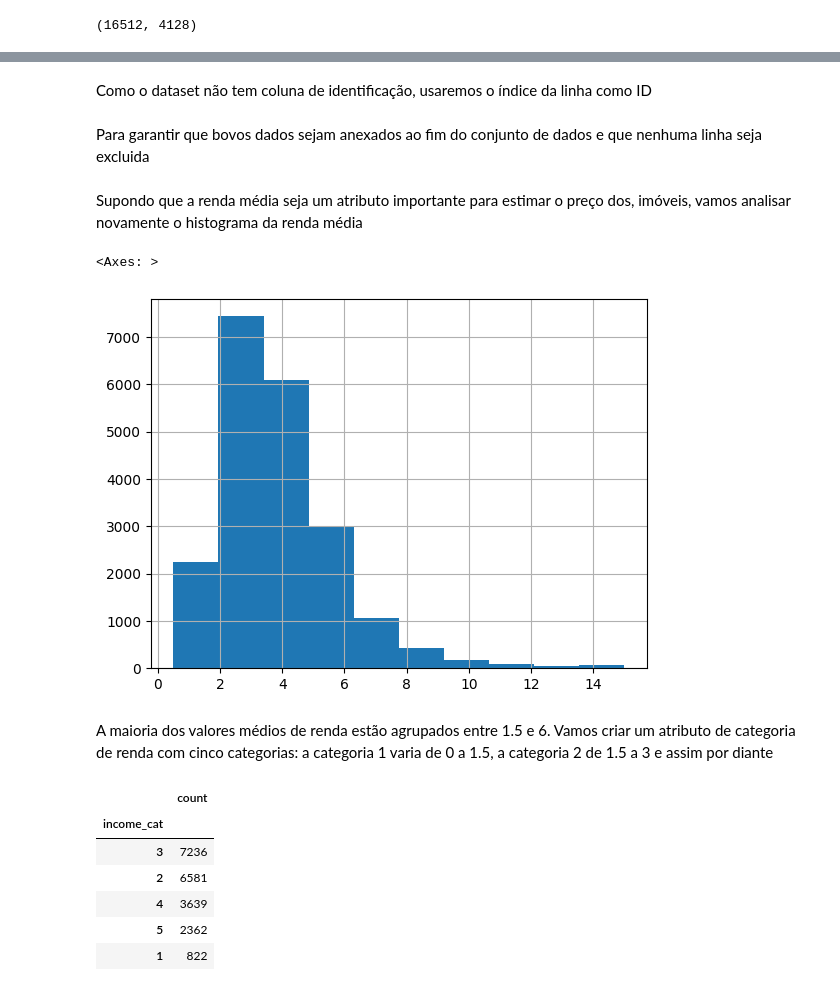
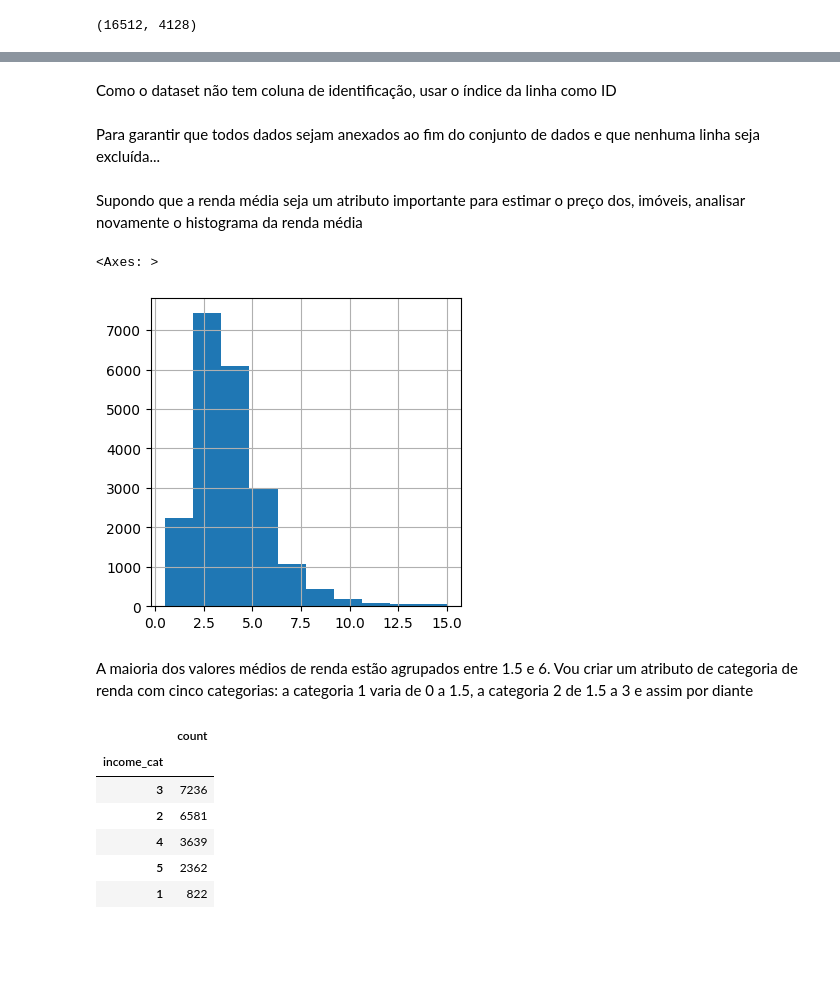
Before and after one commit to isismeira/modelo_precificador_imoveis, a Jupyter notebook: modelo_precificador_de_imoveis.ipynb, the cells around one changed output, grey strips where cells are left out. Cells and saved outputs as stored; diff of their text form; code cells hidden in the pictures; blank space fills up the shorter version.

```diff
--- a/modelo_precificador_de_imoveis.ipynb
+++ b/modelo_precificador_de_imoveis.ipynb
@@ -162,25 +161,25 @@ def dividir_conjunto_de_teste_por_id(dados, porcentagem_teste, id_coluna):
   in_test_set = ids.apply(lambda id_: check_conjunto_de_teste(id_, porcentagem_teste))
   return dados.loc[~in_test_set], dados.loc[in_test_set]
 # %% [markdown]
-Como o dataset não tem coluna de identificação, usaremos o índice da linha como ID
+Como o dataset não tem coluna de identificação, usar o índice da linha como ID
 # %%
 dados_com_id = dados.reset_index()
 conjunto_treino_id, conjunto_teste_id = dividir_conjunto_de_teste_por_id(dados_com_id, 0.2, "index")
 # %% [markdown]
-Para garantir que bovos dados sejam anexados ao fim do conjunto de dados e que nenhuma linha seja excluida
+Para garantir que todos dados sejam anexados ao fim do conjunto de dados e que nenhuma linha seja excluída...
 # %%
 dados_com_id["id"] = dados["longitude"] * 1000 + dados["latitude"]
 conjunto_treino_id, conjunto_teste_id = dividir_conjunto_de_teste_por_id(dados_com_id, 0.2, "id")
 # %% [markdown]
-Supondo que a renda média seja um atributo importante para estimar o preço dos, imóveis, vamos analisar novamente o histograma da renda média
+Supondo que a renda média seja um atributo importante para estimar o preço dos, imóveis, analisar novamente o histograma da renda média
 # %%
-dados["median_income"].hist()
+dados["median_income"].hist(figsize=(4,4))
 # %% [output]
 <Axes: >
-[figure, old version]
+[figure, new version]
 # %% [markdown]
 A maioria dos valores médios de renda estão agrupados entre 1.5 e 6.
-Vamos criar um atributo de categoria  de renda com cinco categorias: a categoria 1 varia de 0 a 1.5, a categoria 2 de 1.5 a 3 e assim por diante
+Vou criar um atributo de categoria  de renda com cinco categorias: a categoria 1 varia de 0 a 1.5, a categoria 2 de 1.5 a 3 e assim por diante
 # %%
 dados["income_cat"] = pd.cut(dados["median_income"], bins=[0., 1.5, 3.0, 4.5, 6., np.inf], labels=[1, 2, 3, 4, 5])
 # %%
```
Also changed, not shown: parts of 37 cells of this notebook.
